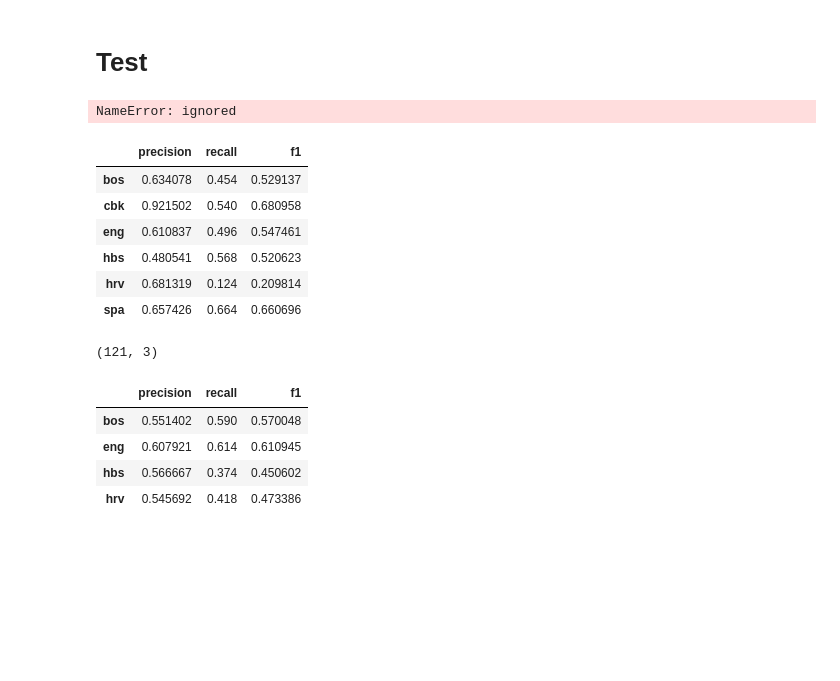
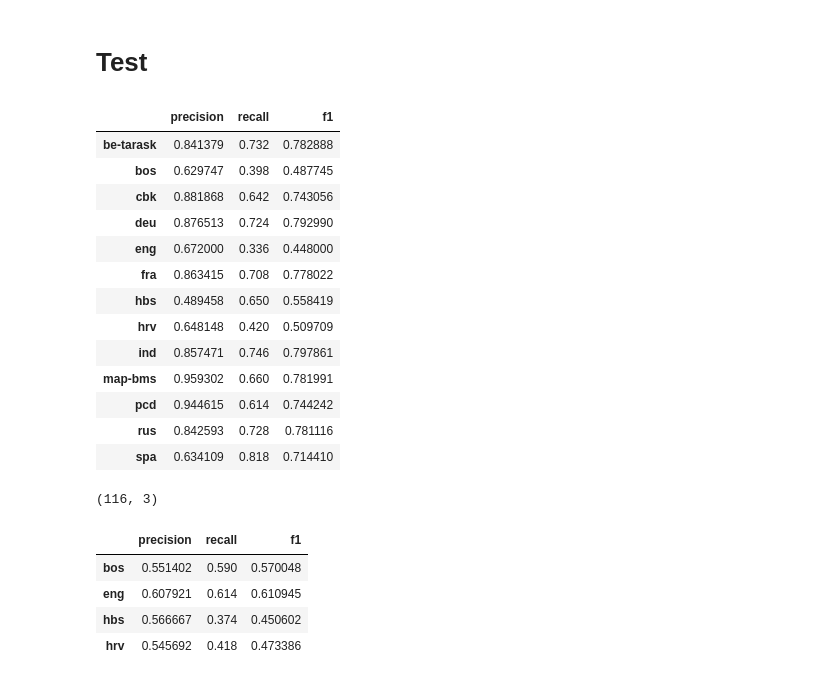
Before and after one commit to tsimafeip/nn-hackathon, a Jupyter notebook: LangDetector.ipynb, the cells around one changed output. Cells and saved outputs as stored; diff of their text form; code cells hidden in the pictures; blank space fills up the shorter version.

```diff
--- a/LangDetector.ipynb
+++ b/LangDetector.ipynb
@@ -756,6 +763,7 @@ Epoch 3/5
 # %% [markdown]
 # RNN
 # %%
+embed_size = 200
 def create_double_rnn():
     inp_char = Input(shape=(maxlen_char,))
     inp_word = Input(shape=(maxlen_word,))
@@ -838,8 +865,6 @@ y = lb.fit_transform(y_test.values)
 dummy_y_test = to_categorical(y)
 # %%
 y_pred_rnn = double_rnn_model.predict([x_char, x_word])
-# %% [output]
-NameError: ignored
 # %%
 p, r, f = met(dummy_y_test, y_pred_rnn)
 raw_metrics_rnn = pd.DataFrame(
@@ -859,19 +884,26 @@ raw_metrics_cnn = pd.DataFrame(
     })
 metrics_cnn = raw_metrics_cnn.rename(class_to_language, axis='index')
 # %%
-metrics_rnn[metrics_rnn.f1 < 0.7]
+metrics_rnn[metrics_rnn.f1 < 0.8]
 # %% [output]
 |  | precision | recall | f1 |
-| bos | 0.634078 | 0.454 | 0.529137 |
-| cbk | 0.921502 | 0.540 | 0.680958 |
-| eng | 0.610837 | 0.496 | 0.547461 |
-| hbs | 0.480541 | 0.568 | 0.520623 |
-| hrv | 0.681319 | 0.124 | 0.209814 |
-| spa | 0.657426 | 0.664 | 0.660696 |
+| be-tarask | 0.841379 | 0.732 | 0.782888 |
+| bos | 0.629747 | 0.398 | 0.487745 |
+| cbk | 0.881868 | 0.642 | 0.743056 |
+| deu | 0.876513 | 0.724 | 0.792990 |
+| eng | 0.672000 | 0.336 | 0.448000 |
+| fra | 0.863415 | 0.708 | 0.778022 |
+| hbs | 0.489458 | 0.650 | 0.558419 |
+| hrv | 0.648148 | 0.420 | 0.509709 |
+| ind | 0.857471 | 0.746 | 0.797861 |
+| map-bms | 0.959302 | 0.660 | 0.781991 |
+| pcd | 0.944615 | 0.614 | 0.744242 |
+| rus | 0.842593 | 0.728 | 0.781116 |
+| spa | 0.634109 | 0.818 | 0.714410 |
 # %%
 metrics_rnn[metrics_rnn.f1 > 0.95].shape
 # %% [output]
-(121, 3)
+(116, 3)
 # %%
 metrics_cnn[metrics_cnn.f1 < 0.7]
 # %% [output]
```
Also changed, not shown: parts of 6 cells of this notebook.
